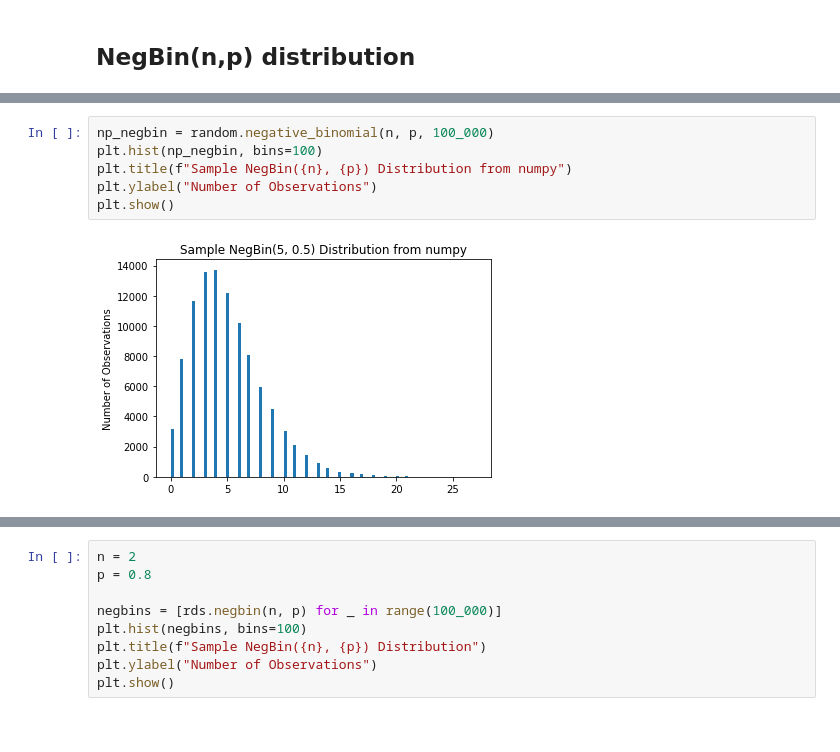
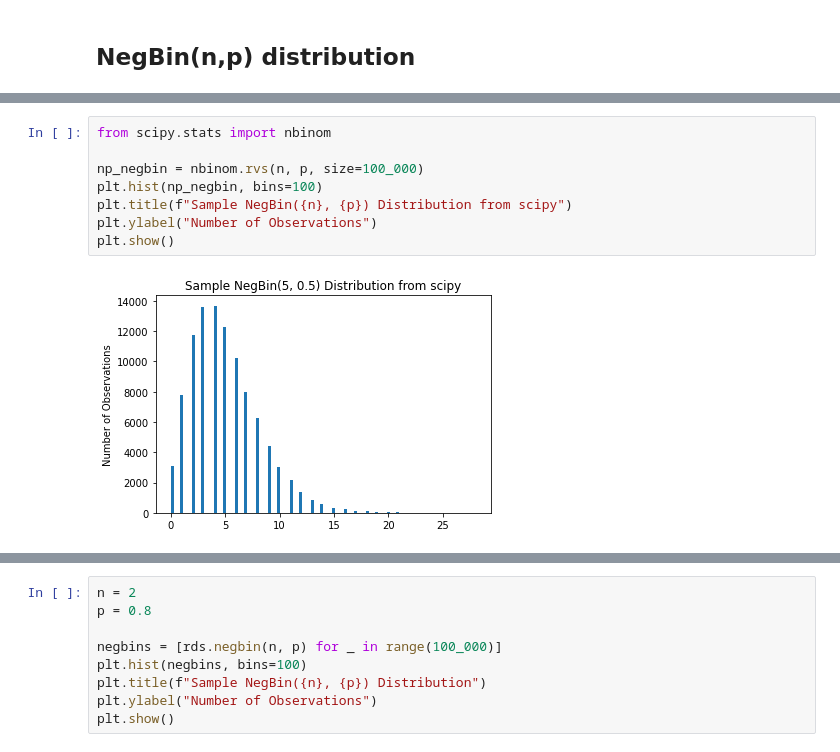
Before and after one commit to spencervore-dev/simulation_course_random_variate_generation_example, a Jupyter notebook: plot_distributions.ipynb, the cells around one changed output, grey strips where cells are left out. Saved outputs shown, nothing was run; the diff lists cells and outputs as text.

Commit message:
Possible fix for negbin distribution so it passes

```diff
--- a/plot_distributions.ipynb
+++ b/plot_distributions.ipynb
@@ -276,11 +276,13 @@ plt.show()
 # %%
-np_negbin = random.negative_binomial(n, p, 100_000)
+from scipy.stats import nbinom
+
+np_negbin = nbinom.rvs(n, p, size=100_000)
 plt.hist(np_negbin, bins=100)
-plt.title(f"Sample NegBin({n}, {p}) Distribution from numpy")
+plt.title(f"Sample NegBin({n}, {p}) Distribution from scipy")
 plt.ylabel("Number of Observations")
 plt.show()
 # %% [output]
-[figure, old version]
+[figure, new version]
 # %%
 n = 5
 p = 0.01
```
Also changed, not shown: parts of 20 cells of this notebook, 2 other files.
